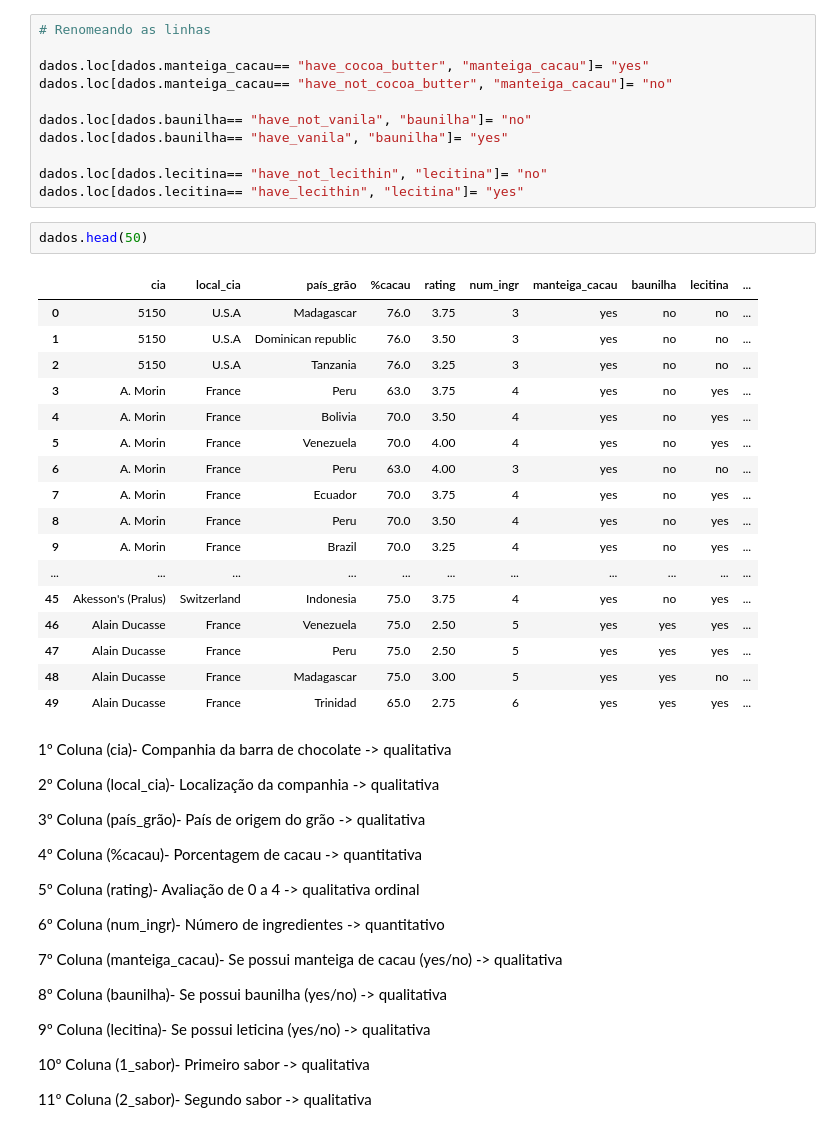
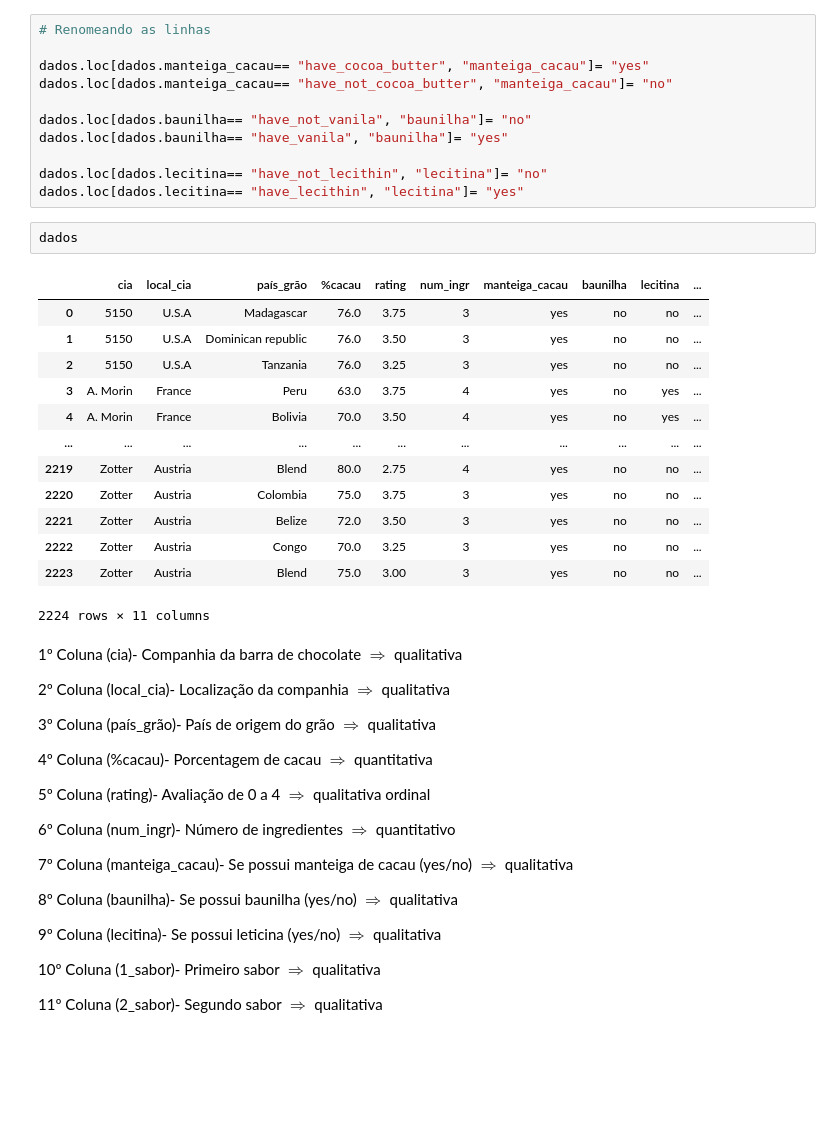
Before and after one commit to Pedro2712/Projeto_2-ciedados, a Jupyter notebook: Projeto 2 - Ciedados.ipynb, the cells around one changed output. Drawn from its saved outputs; the diff is of its cells as text; blank space fills up the shorter version.

```diff
--- a/Projeto 2 - Ciedados.ipynb
+++ b/Projeto 2 - Ciedados.ipynb
@@ -62,45 +64,41 @@ dados.loc[dados.baunilha== "have_vanila", "baunilha"]= "yes"
 dados.loc[dados.lecitina== "have_not_lecithin", "lecitina"]= "no"
 dados.loc[dados.lecitina== "have_lecithin", "lecitina"]= "yes"
 # %%
-dados.head(50)
+dados
 # %% [output]
 |  | cia | local_cia | país_grão | %cacau | rating | num_ingr | manteiga_cacau | baunilha | lecitina | ... |
 | 0 | 5150 | U.S.A | Madagascar | 76.0 | 3.75 | 3 | yes | no | no | ... |
 | 1 | 5150 | U.S.A | Dominican republic | 76.0 | 3.50 | 3 | yes | no | no | ... |
 | 2 | 5150 | U.S.A | Tanzania | 76.0 | 3.25 | 3 | yes | no | no | ... |
 | 3 | A. Morin | France | Peru | 63.0 | 3.75 | 4 | yes | no | yes | ... |
 | 4 | A. Morin | France | Bolivia | 70.0 | 3.50 | 4 | yes | no | yes | ... |
-| 5 | A. Morin | France | Venezuela | 70.0 | 4.00 | 4 | yes | no | yes | ... |
-| 6 | A. Morin | France | Peru | 63.0 | 4.00 | 3 | yes | no | no | ... |
-| 7 | A. Morin | France | Ecuador | 70.0 | 3.75 | 4 | yes | no | yes | ... |
-| 8 | A. Morin | France | Peru | 70.0 | 3.50 | 4 | yes | no | yes | ... |
-| 9 | A. Morin | France | Brazil | 70.0 | 3.25 | 4 | yes | no | yes | ... |
 | ... | ... | ... | ... | ... | ... | ... | ... | ... | ... | ... |
-| 45 | Akesson's (Pralus) | Switzerland | Indonesia | 75.0 | 3.75 | 4 | yes | no | yes | ... |
-| 46 | Alain Ducasse | France | Venezuela | 75.0 | 2.50 | 5 | yes | yes | yes | ... |
-| 47 | Alain Ducasse | France | Peru | 75.0 | 2.50 | 5 | yes | yes | yes | ... |
-| 48 | Alain Ducasse | France | Madagascar | 75.0 | 3.00 | 5 | yes | yes | no | ... |
-| 49 | Alain Ducasse | France | Trinidad | 65.0 | 2.75 | 6 | yes | yes | yes | ... |
+| 2219 | Zotter | Austria | Blend | 80.0 | 2.75 | 4 | yes | no | no | ... |
+| 2220 | Zotter | Austria | Colombia | 75.0 | 3.75 | 3 | yes | no | no | ... |
+| 2221 | Zotter | Austria | Belize | 72.0 | 3.50 | 3 | yes | no | no | ... |
+| 2222 | Zotter | Austria | Congo | 70.0 | 3.25 | 3 | yes | no | no | ... |
+| 2223 | Zotter | Austria | Blend | 75.0 | 3.00 | 3 | yes | no | no | ... |
+2224 rows × 11 columns
 # %% [markdown]
-1º Coluna (cia)- Companhia da barra de chocolate -> qualitativa
+1º Coluna (cia)- Companhia da barra de chocolate $\Rightarrow$ qualitativa
 
-2º Coluna (local_cia)- Localização da companhia -> qualitativa
+2º Coluna (local_cia)- Localização da companhia $\Rightarrow$ qualitativa
 
-3º Coluna (país_grão)- País de origem do grão -> qualitativa
+3º Coluna (país_grão)- País de origem do grão $\Rightarrow$ qualitativa
 
-4º Coluna (%cacau)- Porcentagem de cacau -> quantitativa
+4º Coluna (%cacau)- Porcentagem de cacau $\Rightarrow$ quantitativa
 
-5º Coluna (rating)- Avaliação de 0 a 4 -> qualitativa ordinal
+5º Coluna (rating)- Avaliação de 0 a 4 $\Rightarrow$ qualitativa ordinal
 
-6º Coluna (num_ingr)- Número de ingredientes -> quantitativo
+6º Coluna (num_ingr)- Número de ingredientes $\Rightarrow$ quantitativo
 
-7º Coluna (manteiga_cacau)- Se possui manteiga de cacau (yes/no) -> qualitativa
+7º Coluna (manteiga_cacau)- Se possui manteiga de cacau (yes/no) $\Rightarrow$ qualitativa
 
-8º Coluna (baunilha)- Se possui baunilha (yes/no) -> qualitativa
+8º Coluna (baunilha)- Se possui baunilha (yes/no) $\Rightarrow$ qualitativa
 
-9º Coluna (lecitina)- Se possui leticina (yes/no) -> qualitativa
+9º Coluna (lecitina)- Se possui leticina (yes/no) $\Rightarrow$ qualitativa
 
-10º Coluna (1_sabor)- Primeiro sabor -> qualitativa
+10º Coluna (1_sabor)- Primeiro sabor $\Rightarrow$ qualitativa
 
-11º Coluna (2_sabor)- Segundo sabor -> qualitativa
+11º Coluna (2_sabor)- Segundo sabor $\Rightarrow$ qualitativa
 # %%
```
Also changed, not shown: parts of 10 cells of this notebook.
